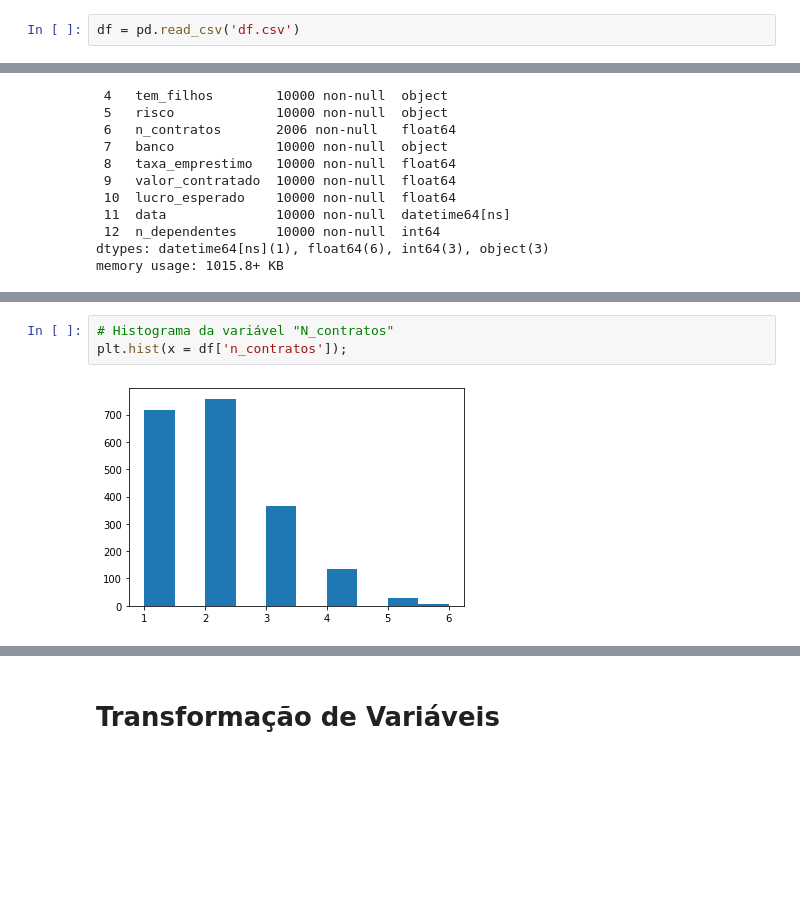
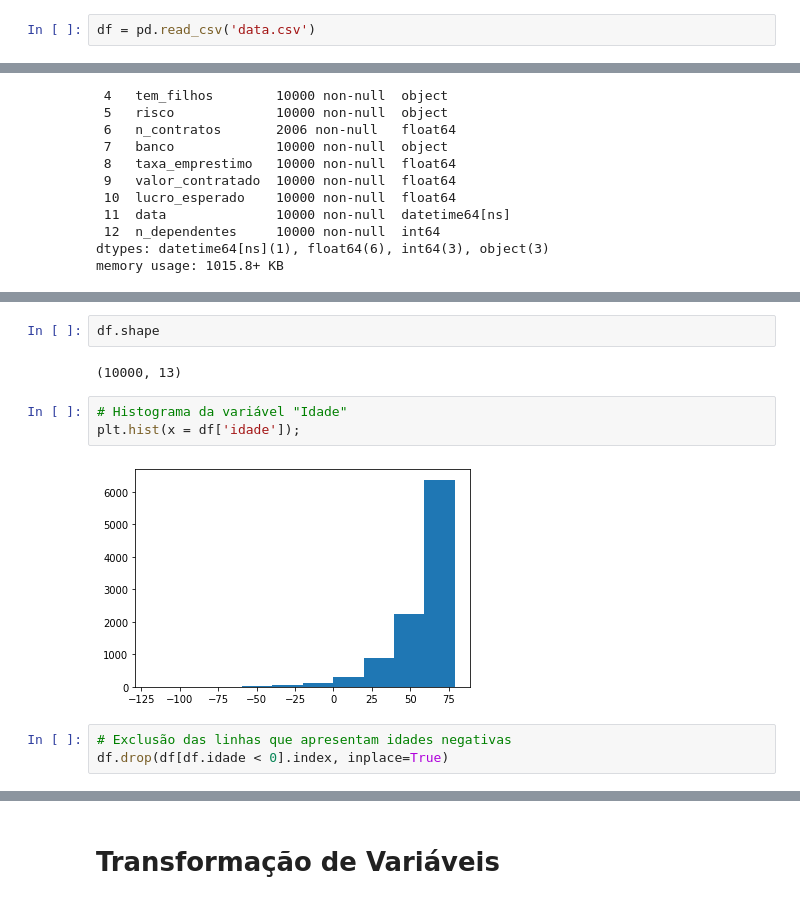
Before and after one commit to Nina-pinheiro/Data-Science-Python, a Jupyter notebook: files/preparacao_dados/preparacao_dados.ipynb, the cells around one changed output, grey strips where cells are left out. Saved outputs shown, nothing was run; the diff lists cells and outputs as text; blank space fills up the shorter version.

```diff
--- a/files/preparacao_dados/preparacao_dados.ipynb
+++ b/files/preparacao_dados/preparacao_dados.ipynb
@@ -19,5 +17,5 @@ df.to_csv('df.csv')
 # %%
-df = pd.read_csv('df.csv')
+df = pd.read_csv('data.csv')
 # %%
 df.head()
 # %% [output]
@@ -105,8 +103,15 @@ df.describe()
 | 50% | 4999.50000 | 0.498612 | 4948.000000 | 66.000000 | 2.000000 | 1.853860e-01 | 49.953127 | ... |
 | 75% | 7499.25000 | 0.749834 | 7440.500000 | 74.000000 | 3.000000 | 3.817788e-01 | 74.790611 | ... |
 | max | 9999.00000 | 0.999993 | 9999.000000 | 79.000000 | 6.000000 | 9.877480e-01 | 133.809238 | ... |
+# %%
+df.shape
+# %% [output]
+(10000, 13)
 # %%
-# Histograma da variável "N_contratos"
-plt.hist(x = df['n_contratos']);
+# Histograma da variável "Idade"
+plt.hist(x = df['idade']);
 # %% [output]
-[figure, old version]
+[figure, new version]
+# %%
+# Exclusão das linhas que apresentam idades negativas
+df.drop(df[df.idade < 0].index, inplace=True)
```
Also changed, not shown: parts of 18 cells of this notebook.
